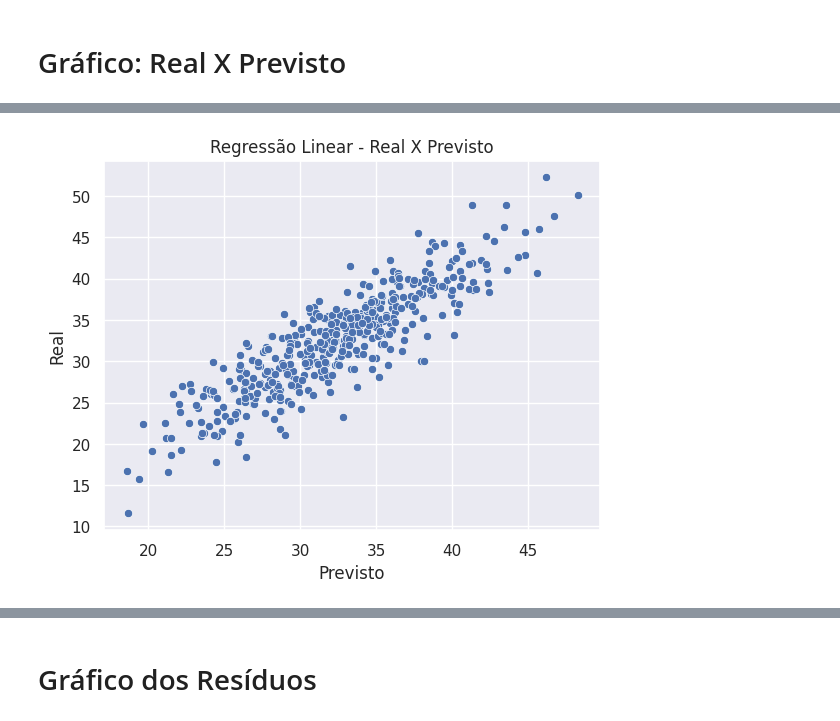
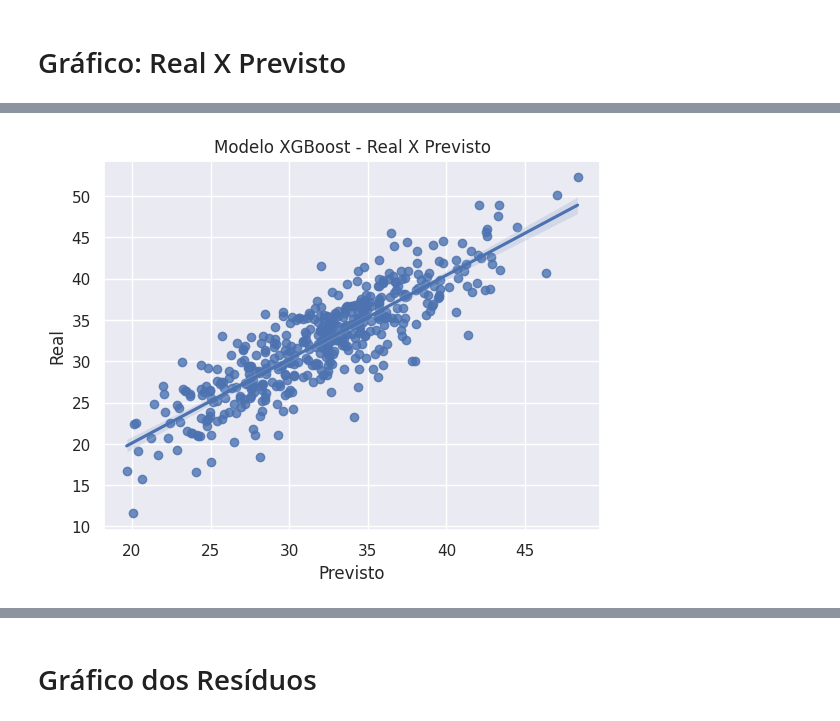
Before and after one commit to RenanTrevelim/Projeto_Previsao_Consumo_de_Energia, a Jupyter notebook: Machine_Learning_Regressão_Consumo_de_Energia.ipynb, the cells around one changed output, grey strips where cells are left out. Drawn from its saved outputs; the diff is of its cells as text; code cells hidden in the pictures.

Commit message:
alteração nos modelos e no readme

```diff
--- a/Machine_Learning_Regressão_Consumo_de_Energia.ipynb
+++ b/Machine_Learning_Regressão_Consumo_de_Energia.ipynb
@@ -307,3 +307,8 @@ Notes:
 ![image.png](embedded-picture-1)
 # %% [markdown]
 * Fazendo a exclusão da coluna **'Dia_da_semana'**
+# %%
+scaler = StandardScaler()
+colunas = ['fim_de_semana', 'feriado', 'temperatura', 'area_m2','numero_moradores']
+
+dados[colunas] = scaler.fit_transform(dados[colunas])
@@ -439,0 +436,3 @@ RMSE: 1.627893511550324
+# %%
+modelo_xgb = xgb.XGBRegressor(objective='reg:squarederror')
+modelo_xgb.fit(x_treino, y_treino)
@@ -439,0 +505,20 @@ RMSE: 1.627893511550324
+# %%
+dtreino = xgb.DMatrix(x_treino, y_treino)
+dteste = xgb.DMatrix(x_teste, y_teste)
+
+params = {'objective' : 'reg:squarederror','gamma': 0, 'learning_rate': 0.1, 'max_depth': 3, 'min_child_weight': 2}
+
+eval_results = {}
+
+modelo = xgb.train(
+    params = params,
+    dtrain= dtreino,
+    num_boost_round= 1000,
+    evals= [(dtreino, 'treino'), (dteste, 'teste')],
+    evals_result= eval_results,
+    early_stopping_rounds=50,
+    verbose_eval= 10
+)
+
+treino_rmse = eval_results['treino']['rmse']
+teste_rmse = eval_results['teste']['rmse']
@@ -462,8 +585,10 @@ y_previsto_lr = modelo_lr.predict(x_teste)
+# %%
+y_previsto_xgb_boost = modelo.predict(dteste)
 # %%
-ax = sns.scatterplot(x = y_previsto_lr, y= y_teste)
-plt.title('Regressão Linear - Real X Previsto')
+ax = sns.regplot(x = y_previsto_xgb_boost, y= y_teste)
+plt.title('Modelo XGBoost - Real X Previsto')
 plt.xlabel('Previsto')
 plt.ylabel('Real')
 plt.show()
 # %% [output]
-[figure, old version]
+[figure, new version]
```
Also changed, not shown: parts of 43 cells of this notebook, 7 other files.
